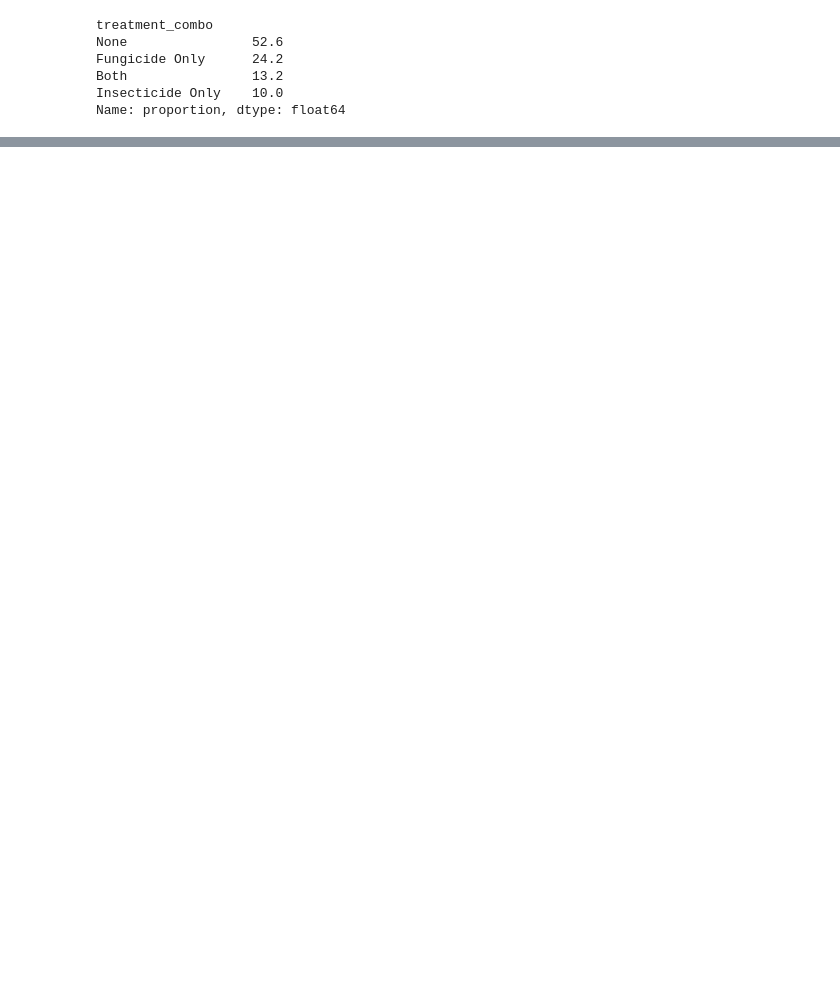
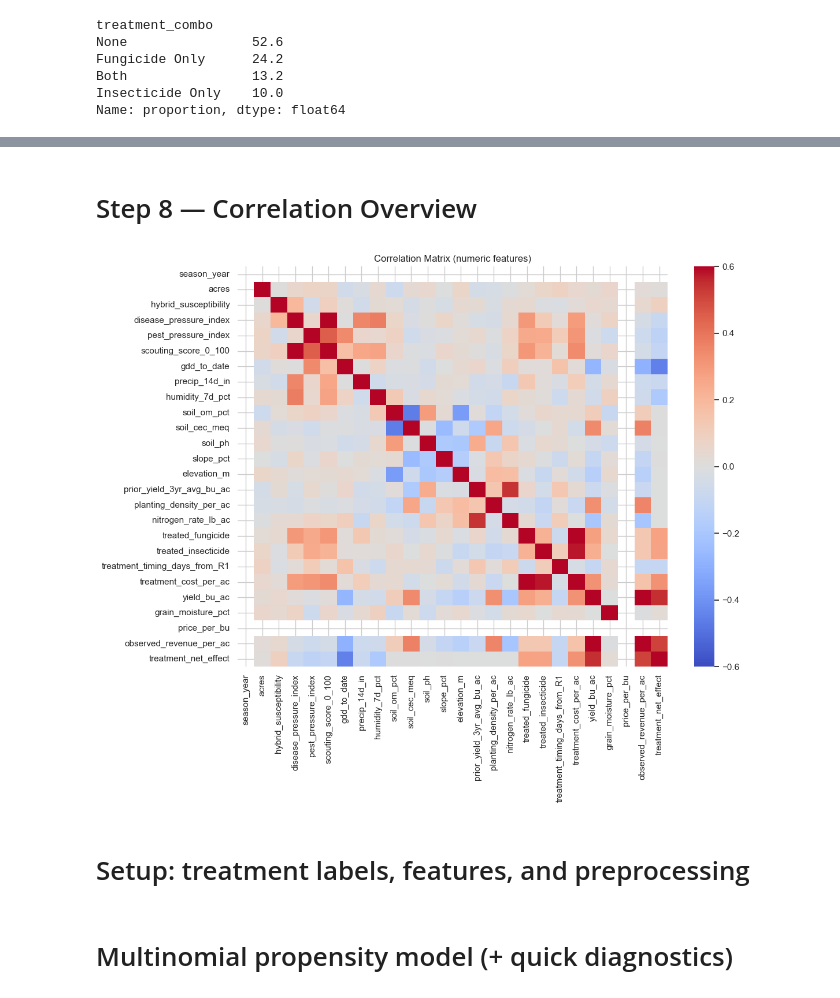
Before and after one commit to jwalluww/Portfolio_Projects, a Jupyter notebook: Quick_Hits/WIP_Farming_Dataset.ipynb, the cells around one changed output, grey strips where cells are left out. Drawn from its saved outputs; the diff is of its cells as text; code cells hidden in the pictures; blank space fills up the shorter version.

```diff
--- a/Quick_Hits/WIP_Farming_Dataset.ipynb
+++ b/Quick_Hits/WIP_Farming_Dataset.ipynb
@@ -133,0 +256,14 @@ Name: proportion, dtype: float64
+# %% [markdown]
+# Step 8 — Correlation Overview
+# %%
+num_cols = df.select_dtypes(include=np.number).columns
+corr = df[num_cols].corr()
+
+plt.figure(figsize=(12,9))
+sns.heatmap(corr, cmap="coolwarm", center=0, vmin=-0.6, vmax=0.6)
+plt.title("Correlation Matrix (numeric features)")
+plt.show()
+# %% [output]
+[figure, added]
+# %% [markdown]
+# Setup: treatment labels, features, and preprocessing
@@ -133,0 +305,2 @@ Name: proportion, dtype: float64
+# %% [markdown]
+# Multinomial propensity model (+ quick diagnostics)
```
Also changed, not shown: parts of 25 cells of this notebook.
